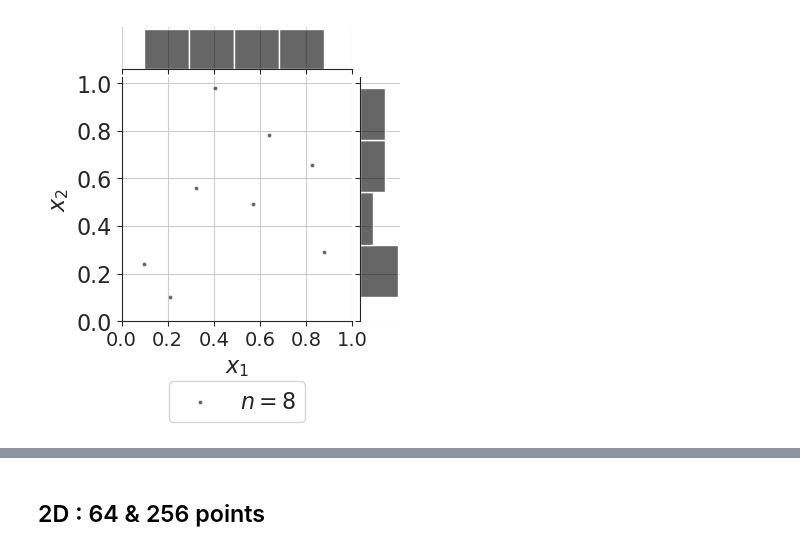
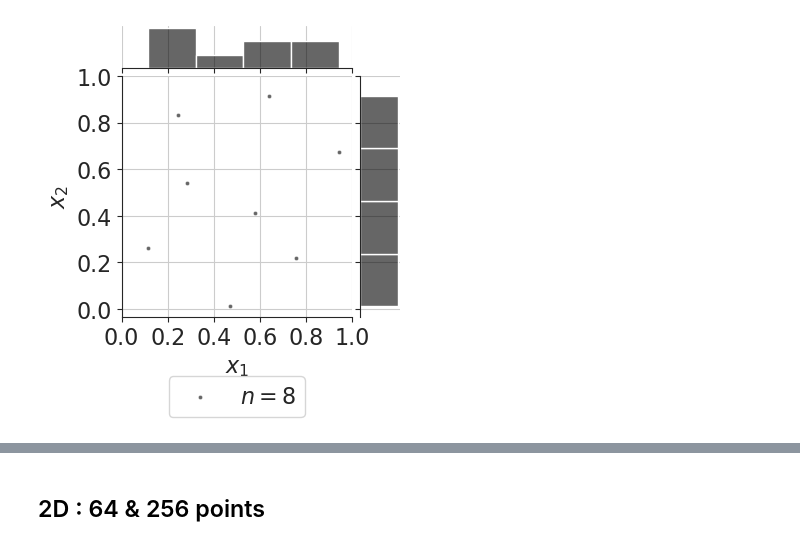
Before and after one commit to efekhari27/thesis, a Jupyter notebook: numerical_experiments/chapter1/designofexperiments.ipynb, the cells around one changed output, grey strips where cells are left out. Cells and saved outputs as stored; diff of their text form; code cells hidden in the pictures.

```diff
--- a/numerical_experiments/chapter1/designofexperiments.ipynb
+++ b/numerical_experiments/chapter1/designofexperiments.ipynb
@@ -143,9 +142,11 @@ joint_plot(lhs_sample, alpha, "k", bins, "figures/poor_LHS.png");
 # %%
-# LHS sample
-# Good LHS
-ot.RandomGenerator.SetSeed(4)
-lhs_sample = LHS_sample(X, N)
-joint_plot(lhs_sample, alpha, "k", bins, "figures/LHS.png");
-#plot_and_save(lhs_sample, "figures/LHS.png");
+# Optimized LHS sample
+# Different crterion implemented
+# ot.SpaceFillingC2()
+# ot.SpaceFillingPhiP()
+# ot.SpaceFillingMinDist()
+opt_lhs_sample = optimized_LHS_sample(X, N, ot.SpaceFillingC2())
+joint_plot(opt_lhs_sample, alpha, "k", bins, "figures/optimized_C2_LHS.png");
+#plot_and_save(opt_lhs_sample, "figures/optimized_mindist_LHS.png");
 # %% [output]
-[figure, old version]
+[figure, new version]
```
Also changed, not shown: parts of 12 cells of this notebook, 37 other files.
